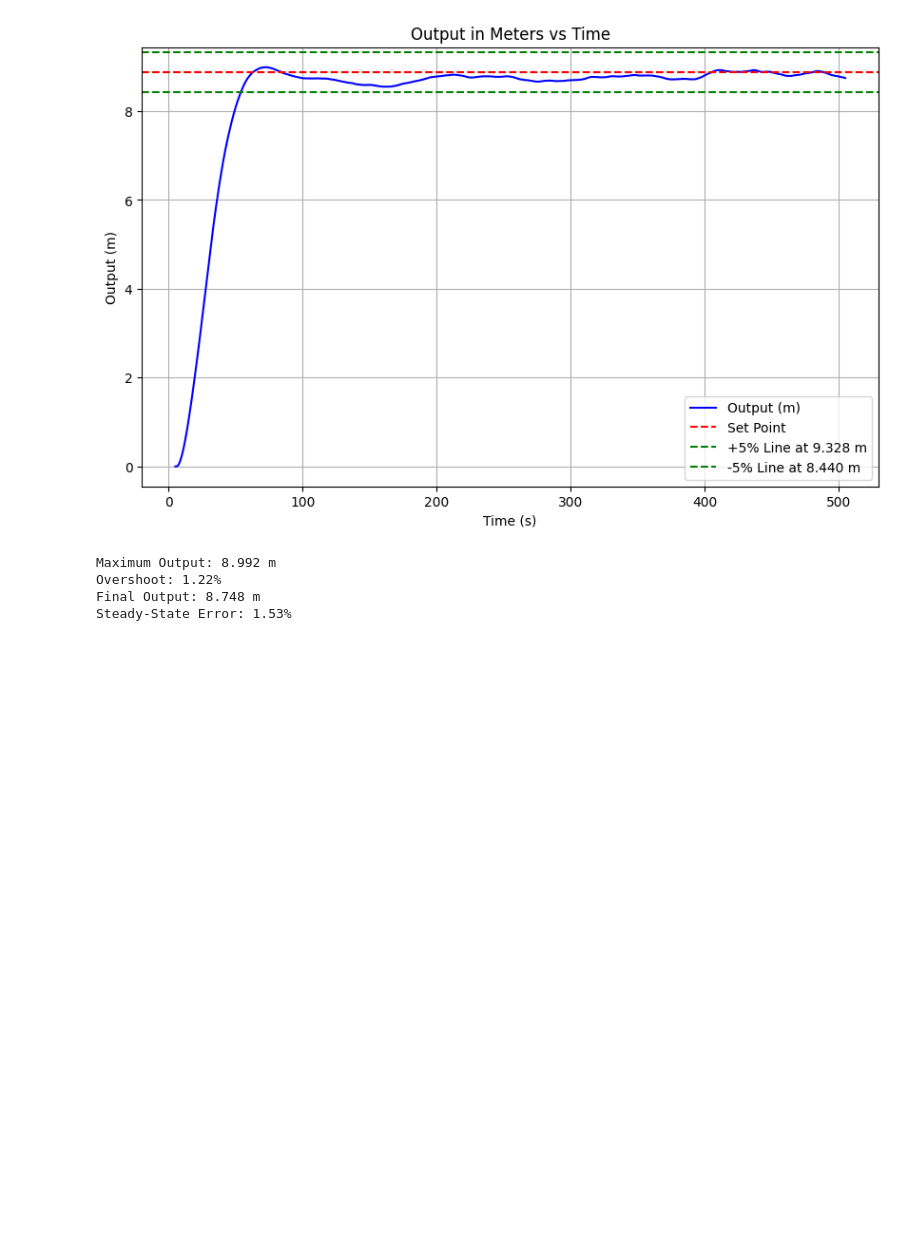
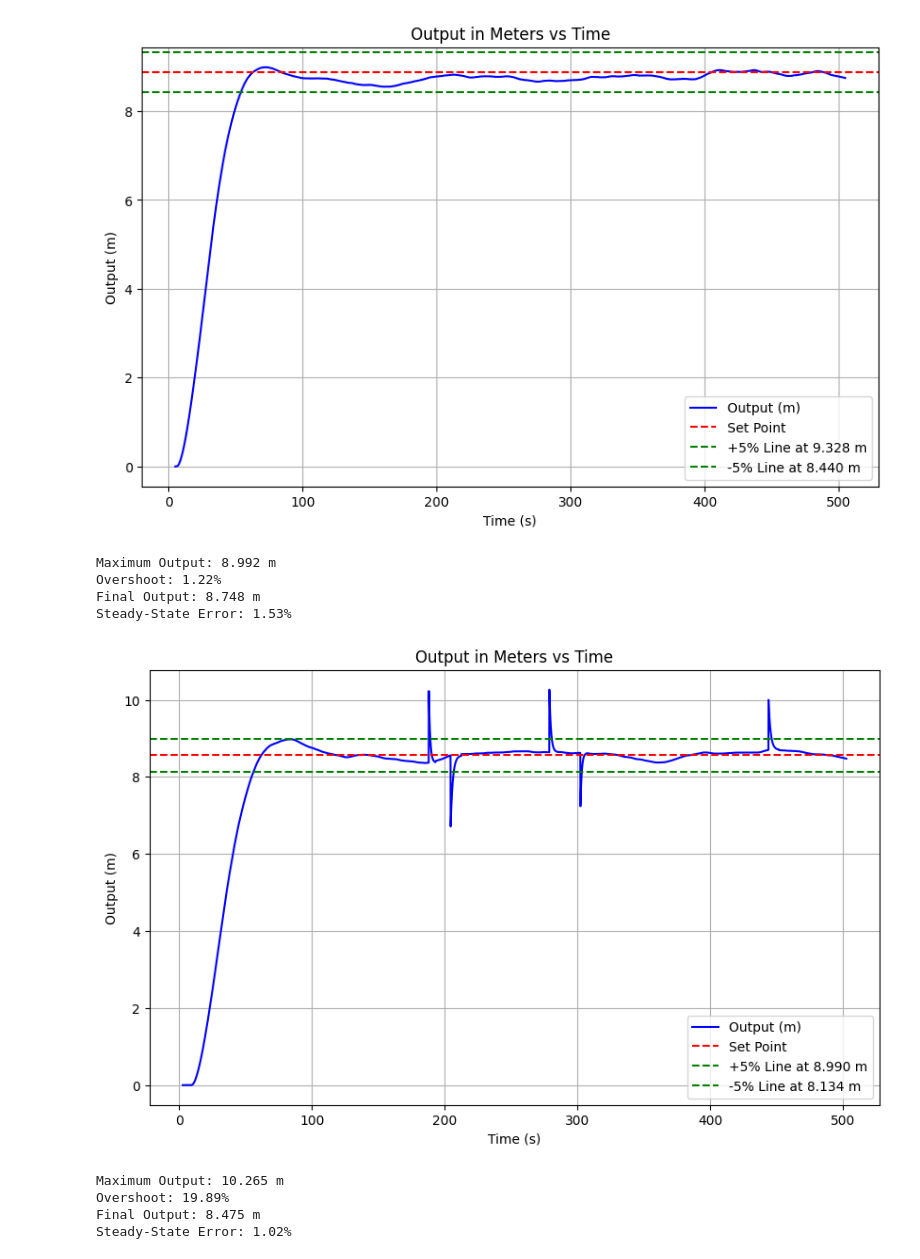
Before and after one commit to Travimadox/EEE3094S-2023, a Jupyter notebook: LAB3/DATA ANALYSIS/Controller.ipynb, the cells around one changed output. Saved outputs shown, nothing was run; the diff lists cells and outputs as text; code cells hidden in the pictures; blank space fills up the shorter version.

```diff
--- a/LAB3/DATA ANALYSIS/Controller.ipynb
+++ b/LAB3/DATA ANALYSIS/Controller.ipynb
@@ -438,3 +438,47 @@ Maximum Output: 8.992 m
 Overshoot: 1.22%
 Final Output: 8.748 m
 Steady-State Error: 1.53%
+# %%
+import pandas as pd
+import matplotlib.pyplot as plt
+
+# Read data from the CSV file
+file_path = 'ControllerData/HelicopterData11.csv'
+data = pd.read_csv(file_path)
+
+# Calculate values for horizontal lines
+set_point = 8.562
+upper_limit = set_point * 1.05  # +5%
+lower_limit = set_point * 0.95  # -5%
+
+# Plotting
+plt.figure(figsize=(10, 6))
+plt.plot(data['Time(s)'], data['Output(m)'], label='Output (m)', color='b')
+plt.axhline(y=set_point, color='r', linestyle='--', label='Set Point')
+plt.axhline(y=upper_limit, color='g', linestyle='--', label=f'+5% Line at {upper_limit:.3f} m')
+plt.axhline(y=lower_limit, color='g', linestyle='--', label=f'-5% Line at {lower_limit:.3f} m')
+plt.xlabel('Time (s)')
+plt.ylabel('Output (m)')
+plt.title('Output in Meters vs Time')
+plt.legend()
+plt.grid(True)
+plt.show()
+
+# Find maximum output and calculate overshoot
+max_output = data['Output(m)'].max()
+overshoot = ((max_output - set_point) / set_point) * 100
+
+# Find final output and calculate steady-state error
+final_output = data['Output(m)'].iloc[-1]
+steady_state_error = ((set_point - final_output) / set_point) * 100
+
+print(f"Maximum Output: {max_output:.3f} m")
+print(f"Overshoot: {overshoot:.2f}%")
+print(f"Final Output: {final_output:.3f} m")
+print(f"Steady-State Error: {steady_state_error:.2f}%")
+# %% [output]
+[figure, added]
+Maximum Output: 10.265 m
+Overshoot: 19.89%
+Final Output: 8.475 m
+Steady-State Error: 1.02%
```
Also changed, not shown: 14 other files.
